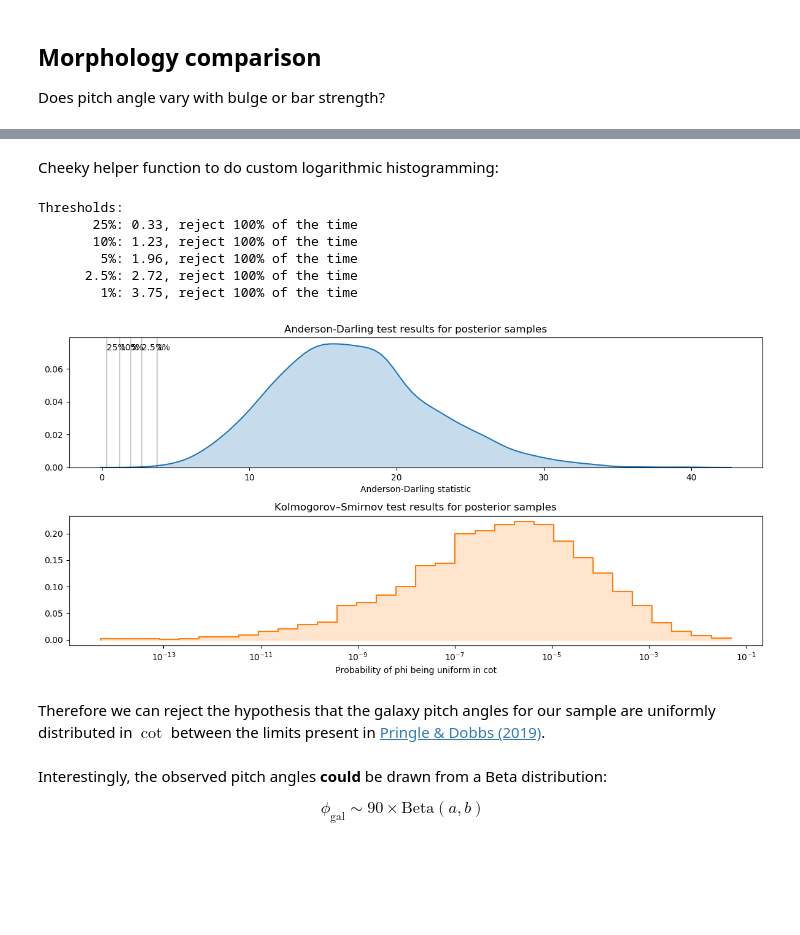
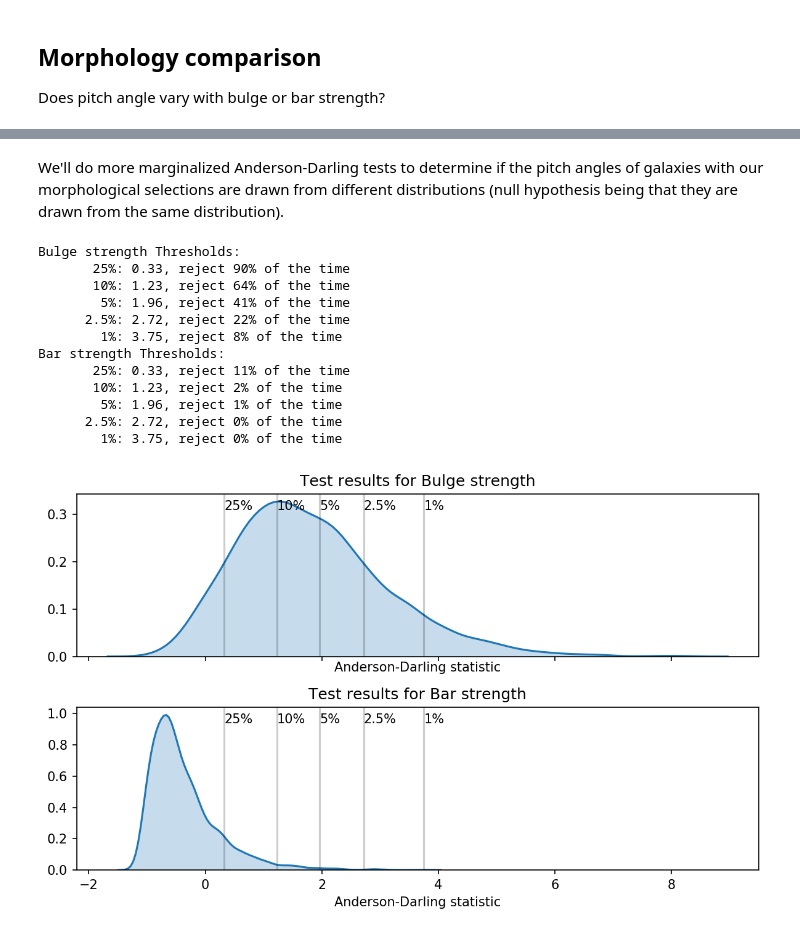
Before and after one commit to tingard/bayesian-hierachial-spiral-modelling, a Jupyter notebook: result_exploration.ipynb, the cells around one changed output, grey strips where cells are left out. Drawn from its saved outputs; the diff is of its cells as text; code cells hidden in the pictures; blank space fills up the shorter version.

```diff
--- a/result_exploration.ipynb
+++ b/result_exploration.ipynb
@@ -292,2 +520,0 @@ anderson = anderson.apply(pd.Series).rename(columns={0: 'value', 1: 'levels', 2:
-# %% [markdown]
-Cheeky helper function to do custom logarithmic histogramming:
@@ -300,36 +521,65 @@ def do_log_hist(vals):
+# %% [markdown]
+We'll do more marginalized Anderson-Darling tests to determine if the pitch angles of galaxies with our morphological selections are drawn from different distributions (null hypothesis being that they are drawn from the same distribution).
+# %%
+# Test against cot-uniform
+anderson_bulge = pd.Series([], name='anderson_test_result')
+anderson_bar = pd.Series([], name='anderson_test_result')
+
+
+with tqdm(gal_pa_samples.T.iterrows(), total=gal_pa_samples.shape[1]) as bar:
+    for i, phi_gal_est in bar:
+        anderson_bar[i] = st.anderson_ksamp((
+            phi_gal_est[morphology_comparison['No bar']].rename('No bar'),
+            phi_gal_est[morphology_comparison['Strongly barred']].rename('Bar'),
+        ))
+        anderson_bulge[i] = st.anderson_ksamp((
+            phi_gal_est[morphology_comparison['GZ2 bulge dominated']],
+            phi_gal_est[np.logical_not(morphology_comparison['GZ2 bulge dominated'])]
+        ))
+
+anderson_bulge = anderson_bulge.apply(pd.Series).rename(columns={0: 'value', 1: 'levels', 2: 'significance'})
+anderson_bar = anderson_bar.apply(pd.Series).rename(columns={0: 'value', 1: 'levels', 2: 'significance'})
 # %%
-f, ax = plt.subplots(nrows=2, figsize=(12, 6), dpi=100)
-
+f, ax = plt.subplots(sharex=True, nrows=2, figsize=(8, 5), dpi=150)
 plt.sca(ax[0])
-plt.title('Anderson-Darling test results for posterior samples')
-sns.kdeplot(anderson['value'], label='', shade=True)
-print('Thresholds:')
+plt.title('Test results for Bulge strength')
+sns.kdeplot(anderson_bulge['value'], label='', shade=True)
+print('Bulge strength Thresholds:')
 for i, j in zip(
     ('25%', '10%', '5%', '2.5%', '1%'),
-    np.stack(anderson['levels'].values).mean(axis=0)
+    np.stack(anderson_bulge['levels'].values).mean(axis=0)
 ):
-    freq = (anderson['value'] >= j).sum() / len(anderson['value'])
+    freq = (anderson_bulge['value'] >= j).sum() / len(anderson_bulge['value'])
     print(f'{i: >10}: {j:.2f}, reject {freq:.0%} of the time')
     plt.axvline(j, color='k', alpha=0.2)
     plt.text(j, plt.ylim()[1]*0.9, i)
 plt.xlabel('Anderson-Darling statistic')
 plt.sca(ax[1])
-plt.title(r'Kolmogorov–Smirnov test results for posterior samples')
-do_log_hist(ks['p'])
-plt.xlabel(r'Probability of phi being uniform in cot')
+plt.title('Test results for Bar strength')
+sns.kdeplot(anderson_bar['value'], label='', shade=True)
+print('Bar strength Thresholds:')
+for i, j in zip(
+    ('25%', '10%', '5%', '2.5%', '1%'),
+    np.stack(anderson_bar['levels'].values).mean(axis=0)
+):
+    freq = (anderson_bar['value'] >= j).sum() / len(anderson_bar['value'])
+    print(f'{i: >10}: {j:.2f}, reject {freq:.0%} of the time')
+    plt.axvline(j, color='k', alpha=0.2)
+    plt.text(j, plt.ylim()[1]*0.9, i)
+plt.xlabel('Anderson-Darling statistic')
 plt.tight_layout()
-plt.show()
+plt.savefig('plots/bulge_bar_test_results.pdf', bbox_inches='tight')
 # %% [output]
-Thresholds:
-       25%: 0.33, reject 100% of the time
-       10%: 1.23, reject 100% of the time
-        5%: 1.96, reject 100% of the time
-      2.5%: 2.72, reject 100% of the time
-        1%: 3.75, reject 100% of the time
+Bulge strength Thresholds:
+       25%: 0.33, reject 90% of the time
+       10%: 1.23, reject 64% of the time
+        5%: 1.96, reject 41% of the time
+      2.5%: 2.72, reject 22% of the time
+        1%: 3.75, reject 8% of the time
+Bar strength Thresholds:
+       25%: 0.33, reject 11% of the time
+       10%: 1.23, reject 2% of the time
+        5%: 1.96, reject 1% of the time
+      2.5%: 2.72, reject 0% of the time
+        1%: 3.75, reject 0% of the time
-[figure, old version]
+[figure, new version]
-# %% [markdown]
-Therefore we can reject the hypothesis that the galaxy pitch angles for our sample are uniformly distributed in $\cot$ between the limits present in [Pringle & Dobbs (2019)](https://arxiv.org/pdf/1909.10291.pdf).
-# %% [markdown]
-Interestingly, the observed pitch angles **could** be drawn from a Beta distribution:
-
-$$\phi_\mathrm{gal} \sim 90 \times \mathrm{Beta}(a, b)$$
```
Also changed, not shown: parts of 59 cells of this notebook, 16 other files.
